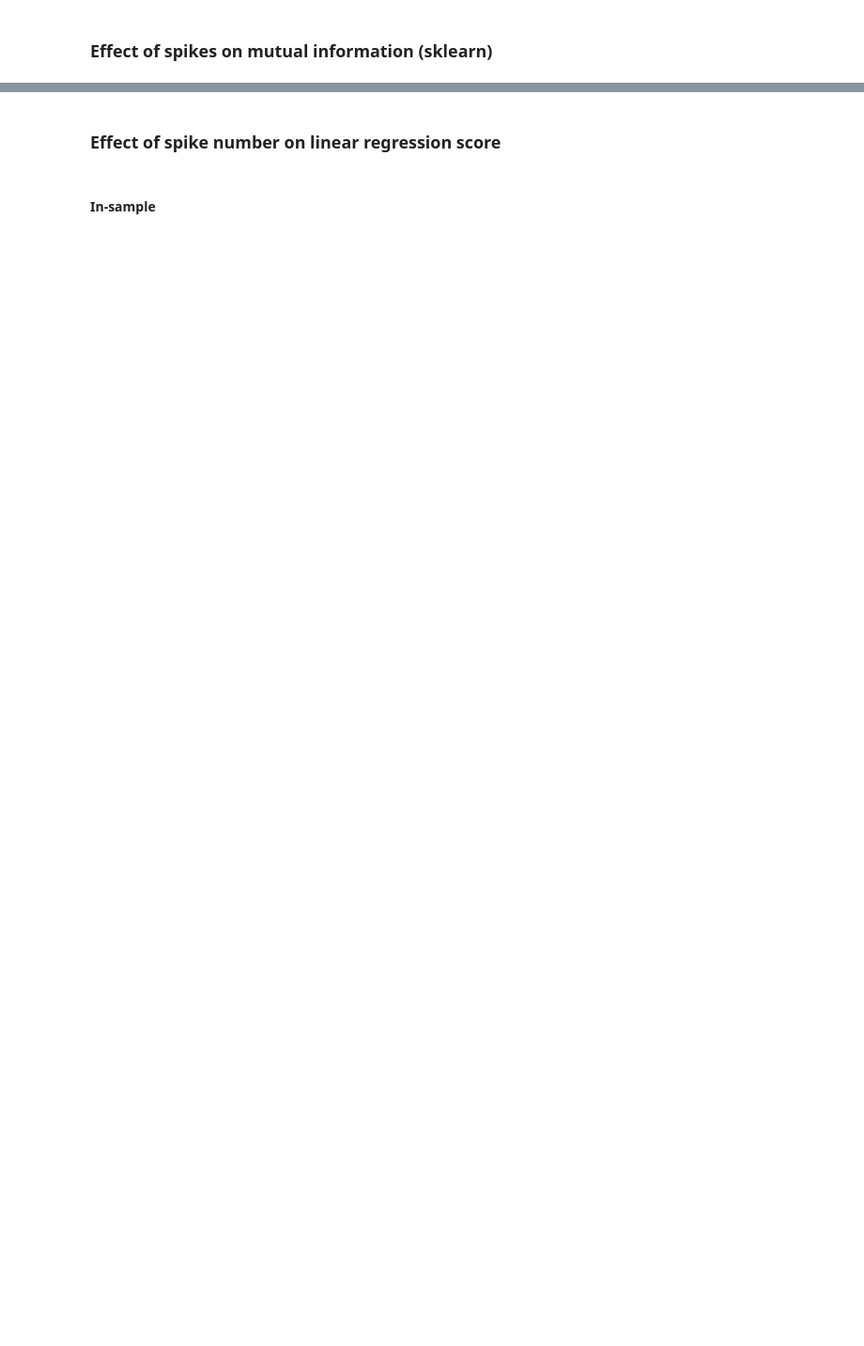
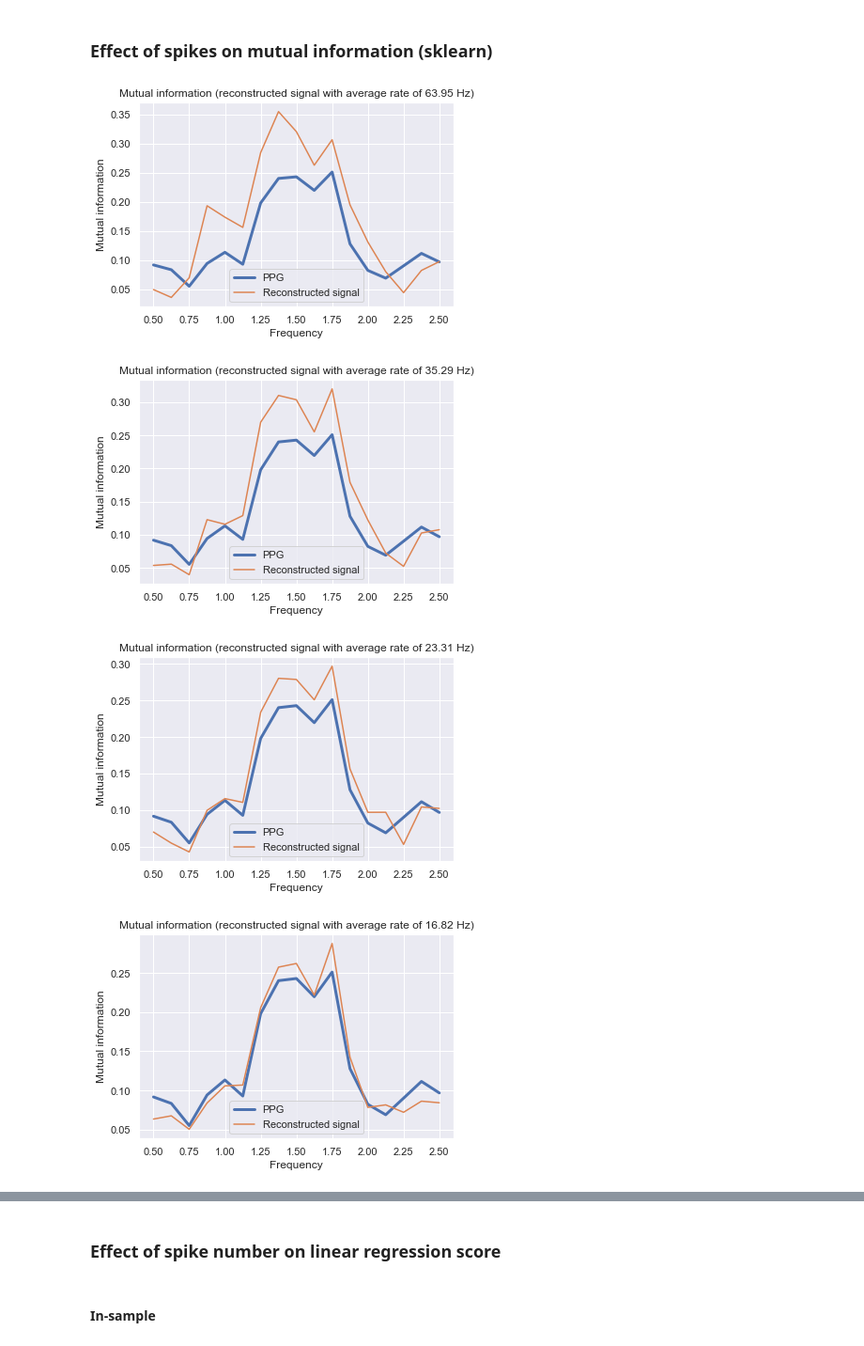
Before and after one commit to pennfranc/adm-ppg-analysis, a Jupyter notebook: mutual information analysis.ipynb, the cells around one changed output, grey strips where cells are left out. Shown at 94% size. Cells and saved outputs as stored; diff of their text form; code cells hidden in the pictures; blank space fills up the shorter version.

```diff
--- a/mutual information analysis.ipynb
+++ b/mutual information analysis.ipynb
@@ -39,9 +53,15 @@ plot_scores(mutual_info_ppg, mutual_info_rec_list, rates_list, 'Mean mutual info
 ### Effect of spikes on mutual information (sklearn)
 # %%
 mutual_info_ppg, mutual_info_rec_list, rates_list = scoring_loop(
-    ppg, hr,
+    [ppg], [hr],
     step_factor_list=step_factor_list,
-    plot_detailed=False,
-    n_neighbors=20,
+    plot_detailed=True,
+    n_neighbors=5,
+    fmax=2.5,
     evaluation_method='mutual_info_sklearn'
 )
+# %% [output]
+[figure, added]
+[figure, added]
+[figure, added]
+[figure, added]
```
Also changed, not shown: parts of 13 cells of this notebook, 4 other files.
